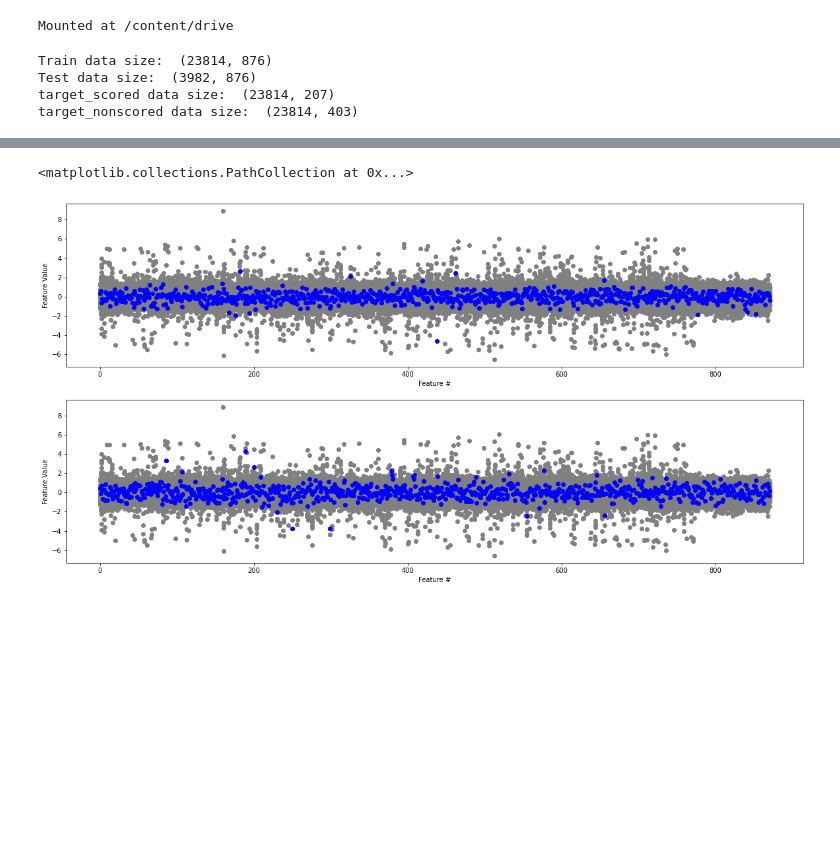
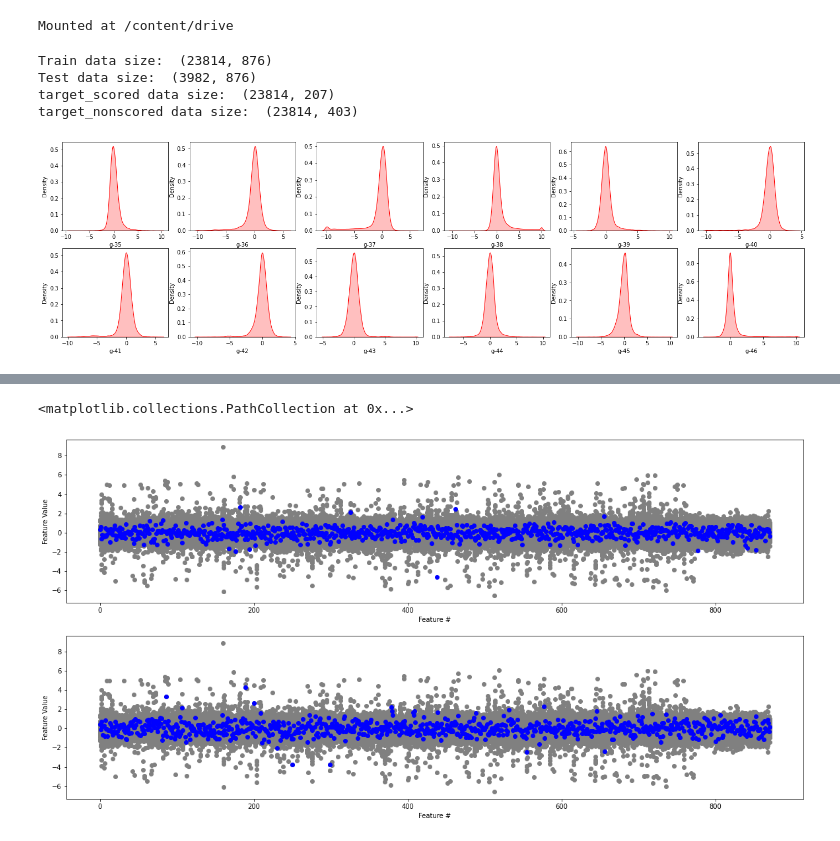
Before and after one commit to shubham1925/mechanism-of-action-prediction, a Jupyter notebook: lish_moa_data_viz.ipynb, the cells around one changed output, grey strips where cells are left out. Saved outputs shown, nothing was run; the diff lists cells and outputs as text; code cells hidden in the pictures; blank space fills up the shorter version.

Commit message:
Add new visualizations

```diff
--- a/lish_moa_data_viz.ipynb
+++ b/lish_moa_data_viz.ipynb
@@ -28,3 +28,12 @@ target_nonscored data size:  (23814, 403)
 # %%
 genes = [col for col in train_df.columns if col.startswith('g-')]
 cells = [col for col in train_df.columns if col.startswith('c-')]
+# %%
+fig = plt.figure(figsize = (24, 10))
+for i in range(35,47):
+  plt.subplot(3, 6, i+1-35)
+  sns.kdeplot(train_df.loc[:, genes[i]], color = 'red', shade = True)
+  plt.xlabel(genes[i])
+plt.show()
+# %% [output]
+[figure, added]
```
Also changed, not shown: parts of 2 cells of this notebook.
